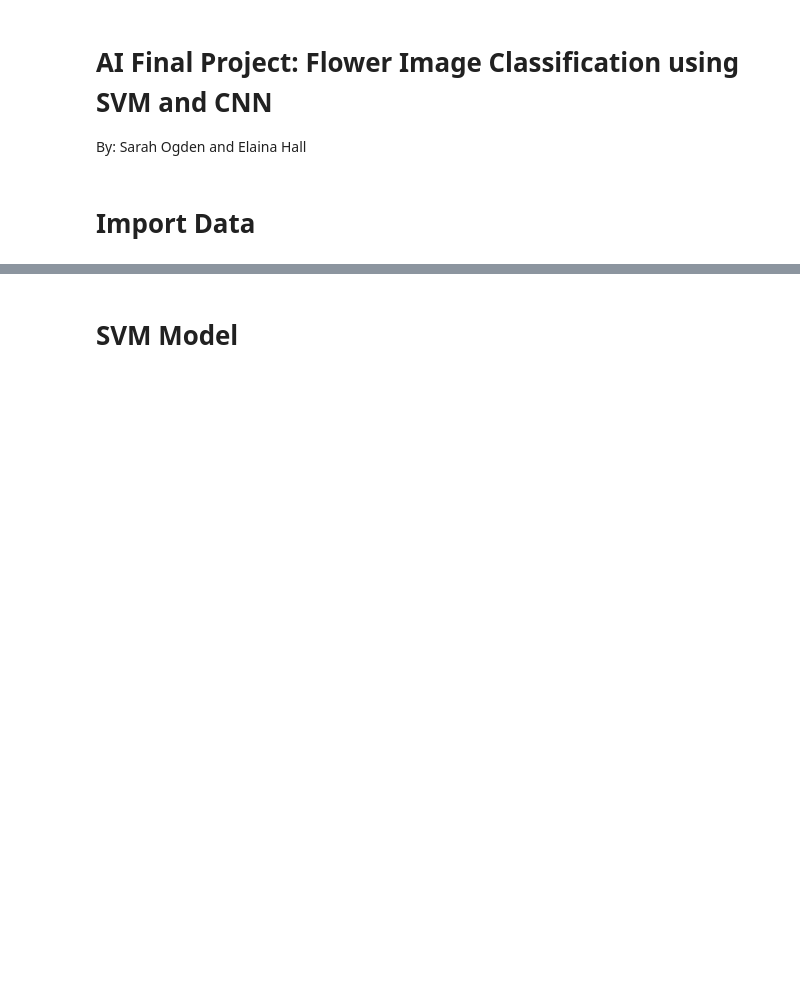
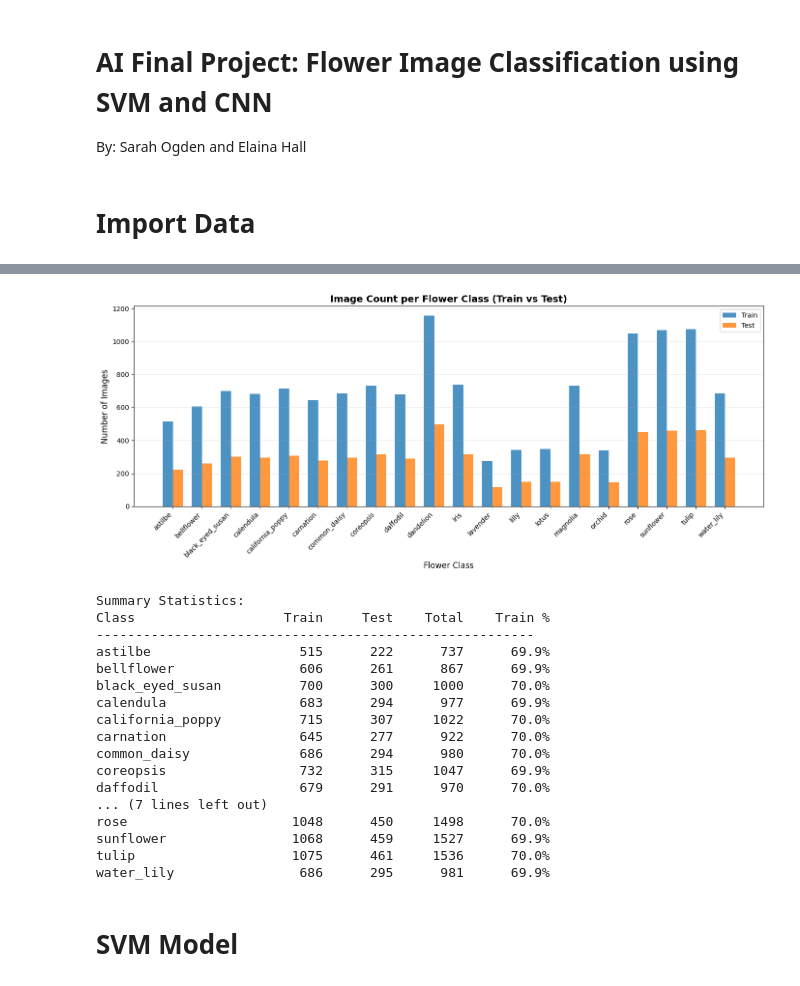
Before and after one commit to sarahogden2017/CSC425-Final-Project, a Jupyter notebook: project.ipynb, the cells around one changed output, grey strips where cells are left out. Saved outputs shown, nothing was run; the diff lists cells and outputs as text; code cells hidden in the pictures; blank space fills up the shorter version.

```diff
--- a/project.ipynb
+++ b/project.ipynb
@@ -49,2 +65,56 @@ ModuleNotFoundError: No module named 'matplotlib'
+# %%
+# Visualization
+
+classes = sorted(train_counts.keys())
+train_vals = [train_counts[cls] for cls in classes]
+test_vals = [test_counts[cls] for cls in classes]
+
+x = np.arange(len(classes))
+width = 0.35
+
+fig, ax = plt.subplots(figsize=(14, 6))
+bars1 = ax.bar(x - width/2, train_vals, width, label='Train', alpha=0.8)
+bars2 = ax.bar(x + width/2, test_vals, width, label='Test', alpha=0.8)
+
+ax.set_xlabel('Flower Class', fontsize=12)
+ax.set_ylabel('Number of Images', fontsize=12)
+ax.set_title('Image Count per Flower Class (Train vs Test)', fontsize=14, fontweight='bold')
+ax.set_xticks(x)
+ax.set_xticklabels(classes, rotation=45, ha='right')
+ax.legend()
+ax.grid(axis='y', alpha=0.3)
+
+plt.tight_layout()
+plt.show()
+
+# Print summary stats
+print("\nSummary Statistics:")
+print(f"{'Class':<20} {'Train':>8} {'Test':>8} {'Total':>8} {'Train %':>10}")
+print("-" * 56)
+for cls in classes:
+    train_c = train_counts[cls]
+    test_c = test_counts[cls]
+    total = train_c + test_c
+    train_pct = (train_c / total) * 100
+    print(f"{cls:<20} {train_c:>8} {test_c:>8} {total:>8} {train_pct:>9.1f}%")
+# %% [output]
+[figure, added]
+Summary Statistics:
+Class                   Train     Test    Total    Train %
+--------------------------------------------------------
+astilbe                   515      222      737      69.9%
+bellflower                606      261      867      69.9%
+black_eyed_susan          700      300     1000      70.0%
+calendula                 683      294      977      69.9%
+california_poppy          715      307     1022      70.0%
+carnation                 645      277      922      70.0%
+common_daisy              686      294      980      70.0%
+coreopsis                 732      315     1047      69.9%
+daffodil                  679      291      970      70.0%
+... (7 lines left out)
+rose                     1048      450     1498      70.0%
+sunflower                1068      459     1527      69.9%
+tulip                    1075      461     1536      70.0%
+water_lily                686      295      981      69.9%
 # %% [markdown]
 # SVM Model
```
Also changed, not shown: parts of 4 cells of this notebook, 9 other files.
